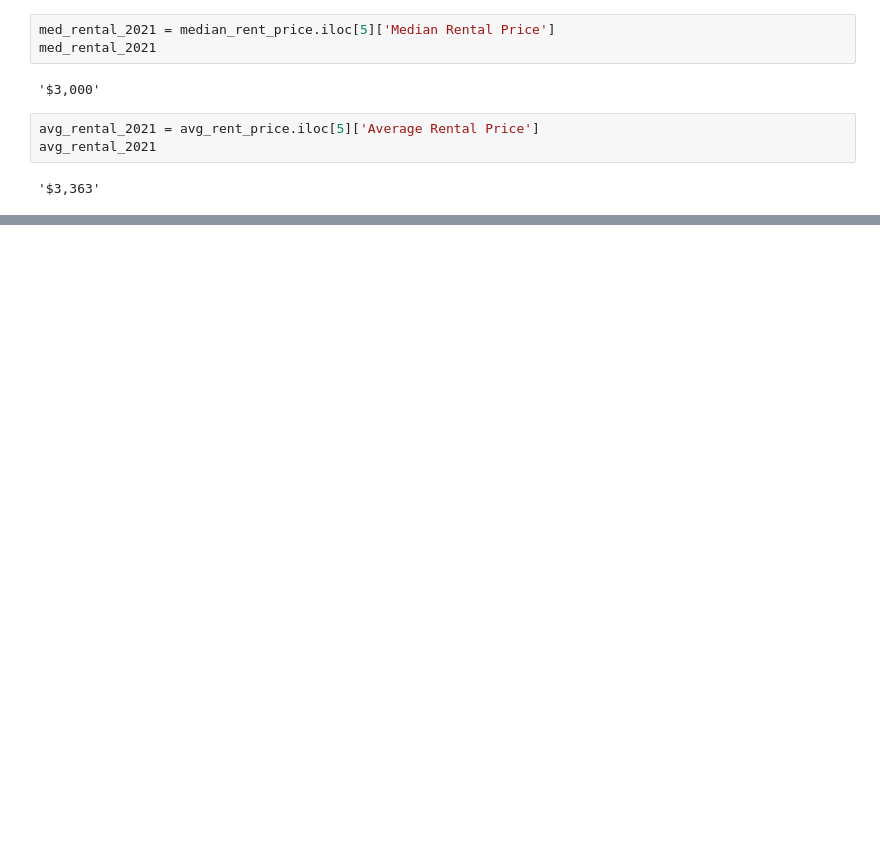
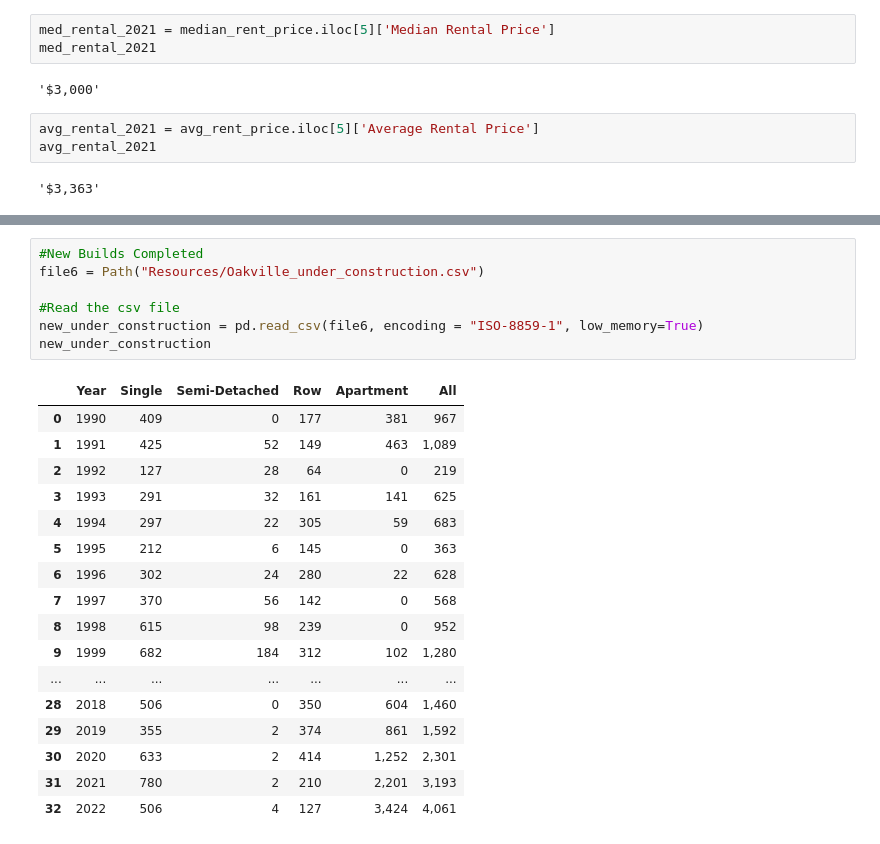
Before and after one commit to MaisieDeGraaf/oakville-housing-analysis, a Jupyter notebook: Code-Pooja/Housing.ipynb, the cells around one changed output, grey strips where cells are left out. Saved outputs shown, nothing was run; the diff lists cells and outputs as text; blank space fills up the shorter version.

```diff
--- a/Code-Pooja/Housing.ipynb
+++ b/Code-Pooja/Housing.ipynb
@@ -311,0 +337,25 @@ Oakville_df
+# %%
+#New Builds Completed
+file6 = Path("Resources/Oakville_under_construction.csv")
+
+#Read the csv file
+new_under_construction = pd.read_csv(file6, encoding = "ISO-8859-1", low_memory=True)
+new_under_construction
+# %% [output]
+|  | Year | Single | Semi-Detached | Row | Apartment | All |
+| 0 | 1990 | 409 | 0 | 177 | 381 | 967 |
+| 1 | 1991 | 425 | 52 | 149 | 463 | 1,089 |
+| 2 | 1992 | 127 | 28 | 64 | 0 | 219 |
+| 3 | 1993 | 291 | 32 | 161 | 141 | 625 |
+| 4 | 1994 | 297 | 22 | 305 | 59 | 683 |
+| 5 | 1995 | 212 | 6 | 145 | 0 | 363 |
+| 6 | 1996 | 302 | 24 | 280 | 22 | 628 |
+| 7 | 1997 | 370 | 56 | 142 | 0 | 568 |
+| 8 | 1998 | 615 | 98 | 239 | 0 | 952 |
+| 9 | 1999 | 682 | 184 | 312 | 102 | 1,280 |
+| ... | ... | ... | ... | ... | ... | ... |
+| 28 | 2018 | 506 | 0 | 350 | 604 | 1,460 |
+| 29 | 2019 | 355 | 2 | 374 | 861 | 1,592 |
+| 30 | 2020 | 633 | 2 | 414 | 1,252 | 2,301 |
+| 31 | 2021 | 780 | 2 | 210 | 2,201 | 3,193 |
+| 32 | 2022 | 506 | 4 | 127 | 3,424 | 4,061 |
```
Also changed, not shown: parts of 1 cell of this notebook, 3 other files.
